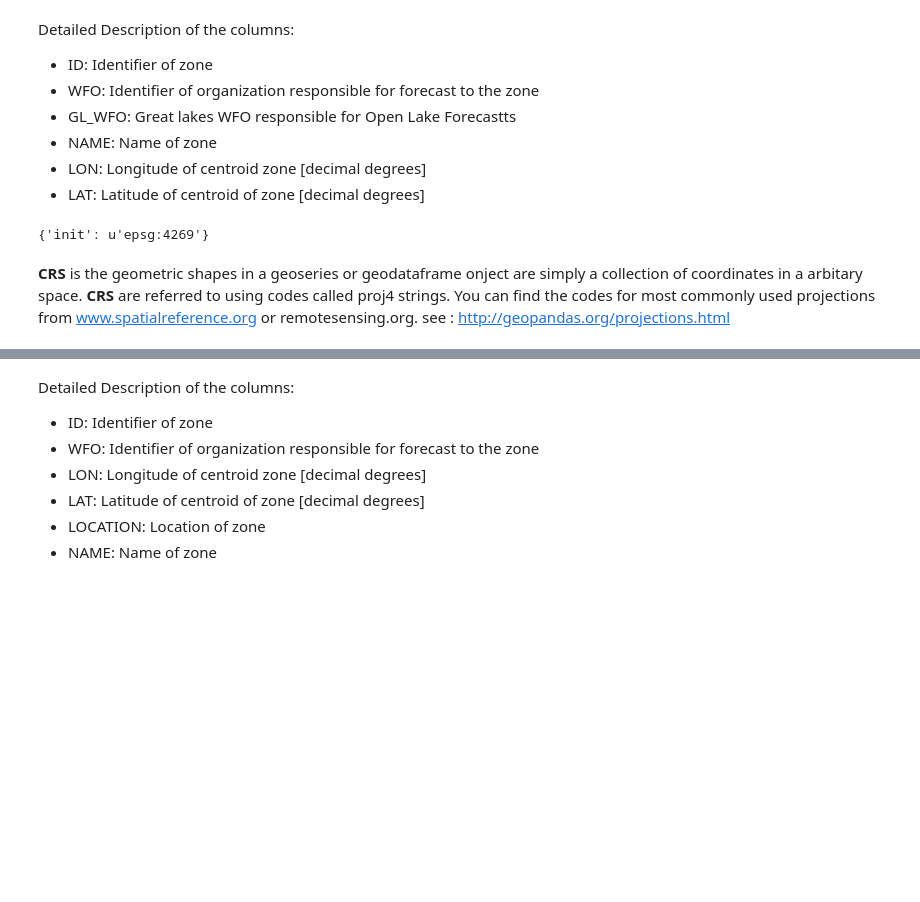
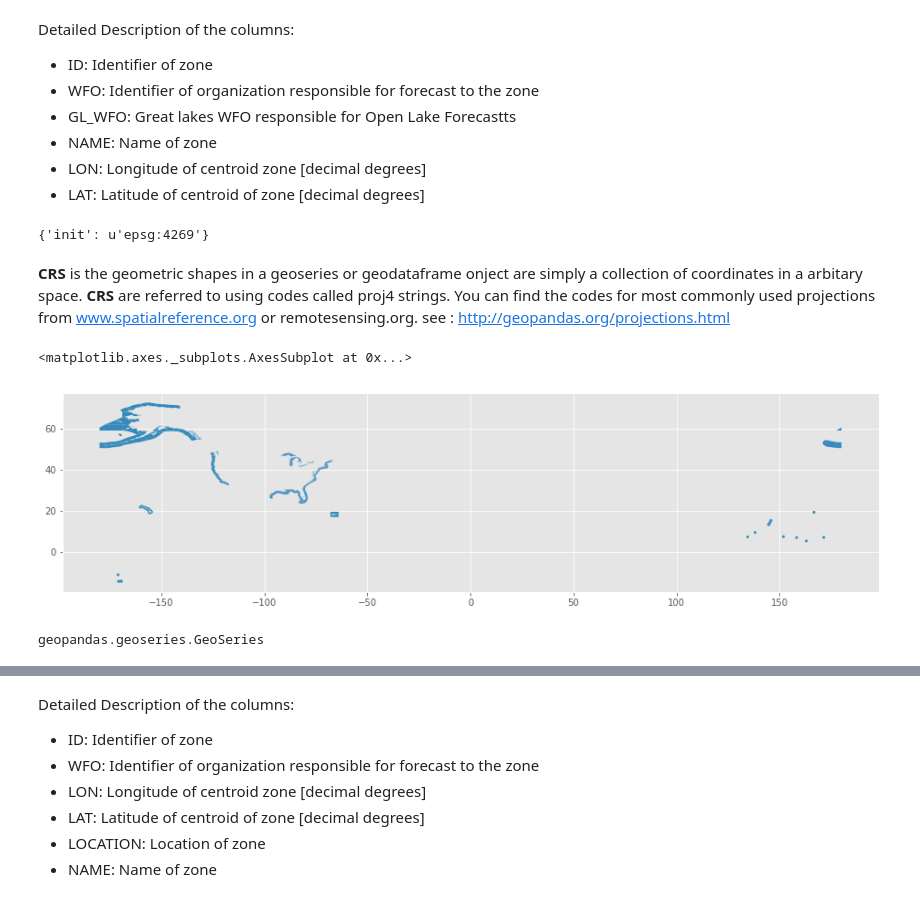
Before and after one commit to twseptian/Coastal-and-Offshore-Marine-Zones, a Jupyter notebook: Spatial-DB.ipynb, the cells around one changed output, grey strips where cells are left out. Saved outputs shown, nothing was run; the diff lists cells and outputs as text; code cells hidden in the pictures; blank space fills up the shorter version.

```diff
--- a/Spatial-DB.ipynb
+++ b/Spatial-DB.ipynb
@@ -81,10 +131,25 @@ Detailed Description of the columns:
 - NAME: Name of zone
 - LON: Longitude of centroid zone [decimal degrees]
 - LAT: Latitude of centroid of zone [decimal degrees]
-# %%
-mz_df.crs
-# %% [output]
-{'init': u'epsg:4269'}
+# %%
+# * find out the Spatial Reference System (CRS/SRS) for the GeoDataframe?
+# A note about CRS's and Geospatial Data.
+mz_df.crs
+# %% [output]
+{'init': u'epsg:4269'}
 # %% [markdown]
 <b>CRS</b> is the geometric shapes in a geoseries or geodataframe onject are simply a collection of coordinates in a arbitary space.
 <b>CRS</b> are referred to using codes called proj4 strings. You can find the codes for most commonly used projections from www.spatialreference.org or remotesensing.org. see : http://geopandas.org/projections.html
+# %%
+# * plot the geometries?
+mz_df.plot(figsize=(16,8))
+# %% [output]
+<matplotlib.axes._subplots.AxesSubplot at 0x...>
+[figure, added]
+# %%
+#print out the wkt versiont of the geometries
+wkts = map(lambda g: g.to_wkt(), mz_df.geometry)
+wkts[0]
+type(mz_df.geometry)
+# %% [output]
+geopandas.geoseries.GeoSeries
```
Also changed, not shown: parts of 105 cells of this notebook.
